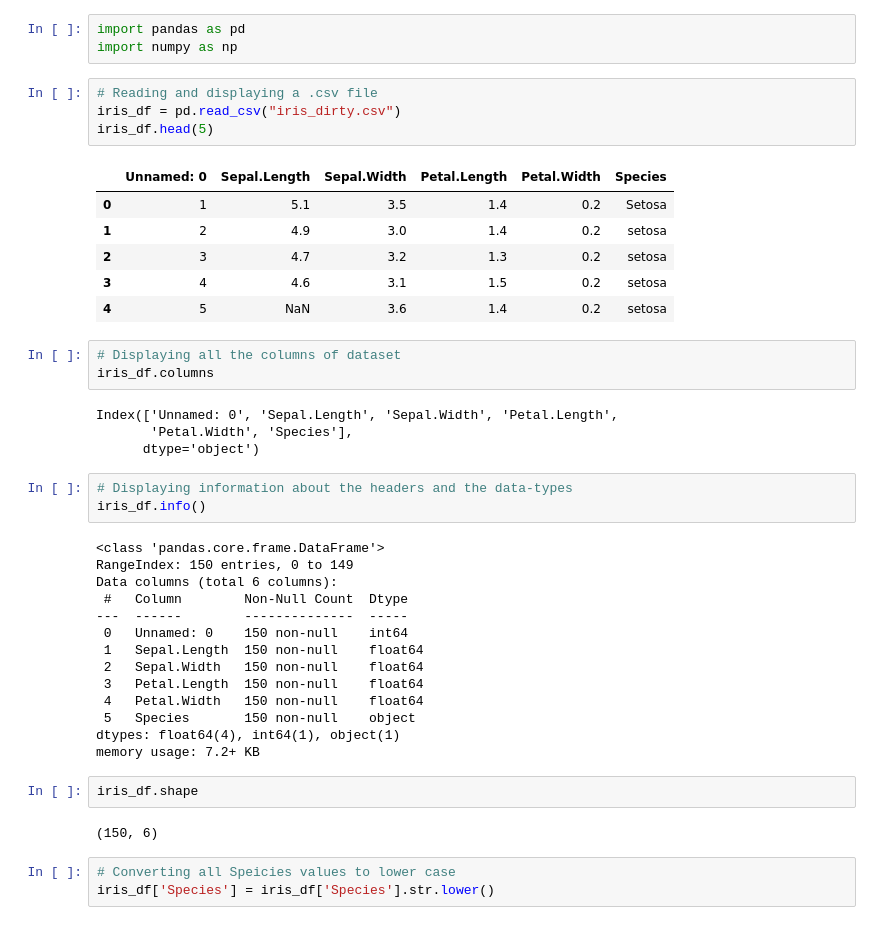
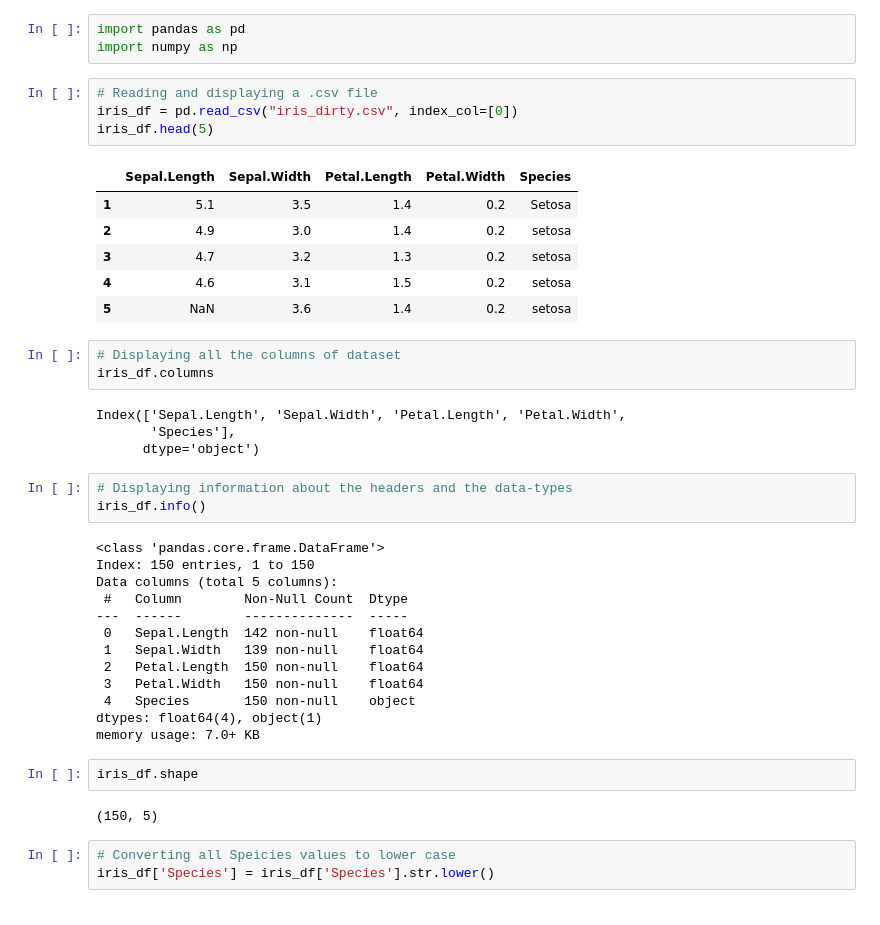
Before and after one commit to Er-Nikhil-code/DATA_ANALYSIS, a Jupyter notebook: iris_DataAnalysis.ipynb, the cells around one changed output. Saved outputs shown, nothing was run; the diff lists cells and outputs as text.

```diff
--- a/iris_DataAnalysis.ipynb
+++ b/iris_DataAnalysis.ipynb
@@ -3,43 +3,42 @@ import pandas as pd
 import numpy as np
 # %%
 # Reading and displaying a .csv file
-iris_df = pd.read_csv("iris_dirty.csv")
+iris_df = pd.read_csv("iris_dirty.csv", index_col=[0])
 iris_df.head(5)
 # %% [output]
-|  | Unnamed: 0 | Sepal.Length | Sepal.Width | Petal.Length | Petal.Width | Species |
-| 0 | 1 | 5.1 | 3.5 | 1.4 | 0.2 | Setosa |
-| 1 | 2 | 4.9 | 3.0 | 1.4 | 0.2 | setosa |
-| 2 | 3 | 4.7 | 3.2 | 1.3 | 0.2 | setosa |
-| 3 | 4 | 4.6 | 3.1 | 1.5 | 0.2 | setosa |
-| 4 | 5 | NaN | 3.6 | 1.4 | 0.2 | setosa |
+|  | Sepal.Length | Sepal.Width | Petal.Length | Petal.Width | Species |
+| 1 | 5.1 | 3.5 | 1.4 | 0.2 | Setosa |
+| 2 | 4.9 | 3.0 | 1.4 | 0.2 | setosa |
+| 3 | 4.7 | 3.2 | 1.3 | 0.2 | setosa |
+| 4 | 4.6 | 3.1 | 1.5 | 0.2 | setosa |
+| 5 | NaN | 3.6 | 1.4 | 0.2 | setosa |
 # %%
 # Displaying all the columns of dataset
 iris_df.columns
 # %% [output]
-Index(['Unnamed: 0', 'Sepal.Length', 'Sepal.Width', 'Petal.Length',
-       'Petal.Width', 'Species'],
+Index(['Sepal.Length', 'Sepal.Width', 'Petal.Length', 'Petal.Width',
+       'Species'],
       dtype='object')
 # %%
 # Displaying information about the headers and the data-types
 iris_df.info()
 # %% [output]
 <class 'pandas.core.frame.DataFrame'>
-RangeIndex: 150 entries, 0 to 149
-Data columns (total 6 columns):
+Index: 150 entries, 1 to 150
+Data columns (total 5 columns):
  #   Column        Non-Null Count  Dtype
 ---  ------        --------------  -----
- 0   Unnamed: 0    150 non-null    int64
- 1   Sepal.Length  150 non-null    float64
- 2   Sepal.Width   150 non-null    float64
- 3   Petal.Length  150 non-null    float64
- 4   Petal.Width   150 non-null    float64
- 5   Species       150 non-null    object
-dtypes: float64(4), int64(1), object(1)
-memory usage: 7.2+ KB
+ 0   Sepal.Length  142 non-null    float64
+ 1   Sepal.Width   139 non-null    float64
+ 2   Petal.Length  150 non-null    float64
+ 3   Petal.Width   150 non-null    float64
+ 4   Species       150 non-null    object
+dtypes: float64(4), object(1)
+memory usage: 7.0+ KB
 # %%
 iris_df.shape
 # %% [output]
-(150, 6)
+(150, 5)
 # %%
 # Converting all Speicies values to lower case
 iris_df['Species'] = iris_df['Species'].str.lower()
```
Also changed, not shown: parts of 9 cells of this notebook.
